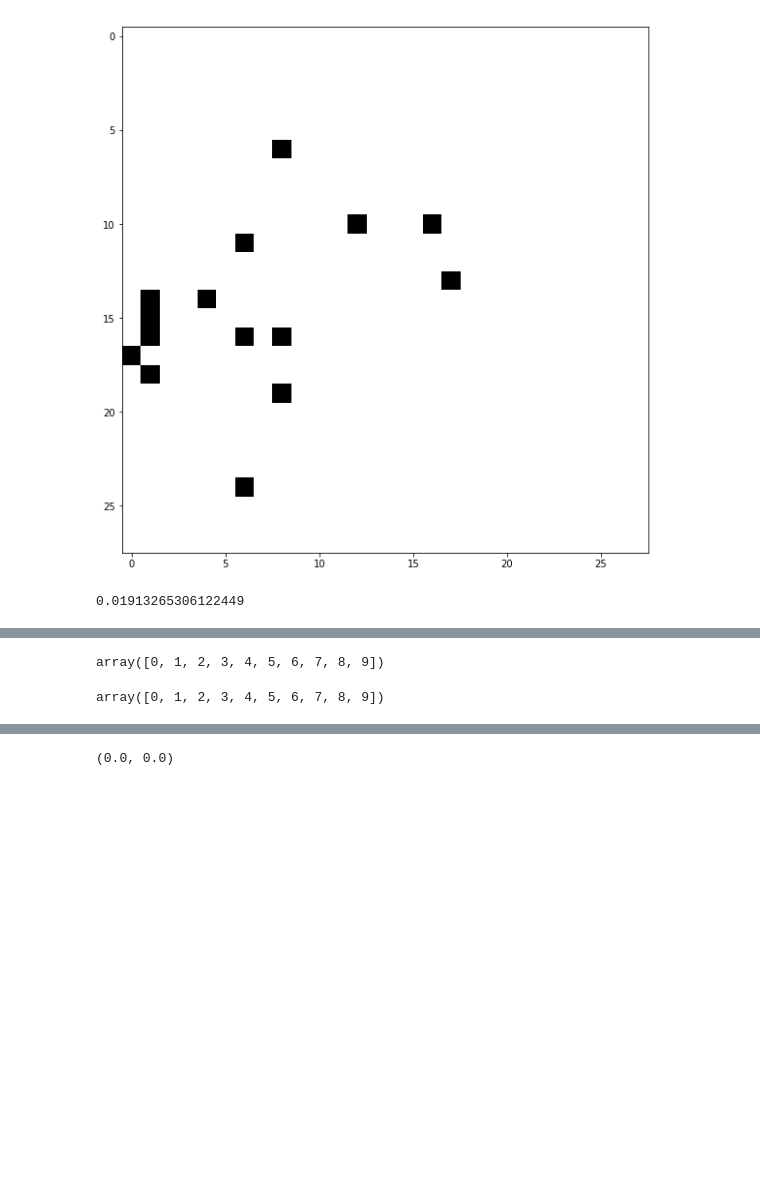
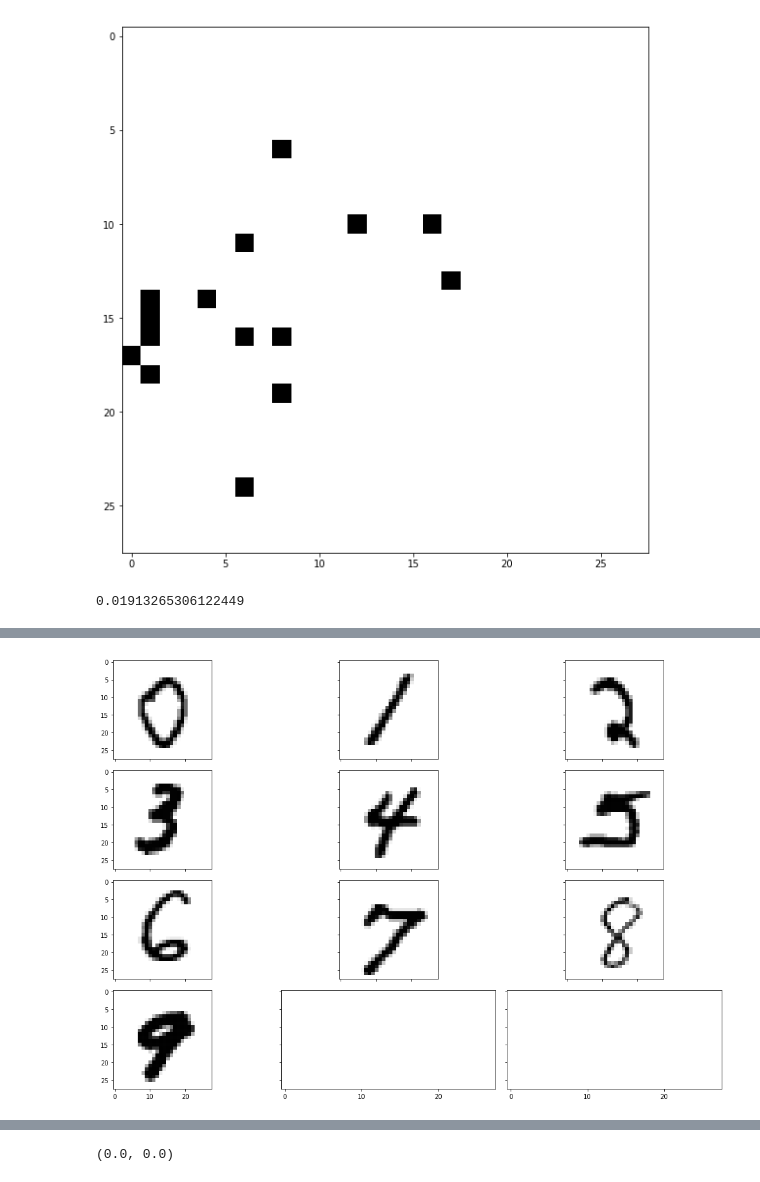
Before and after one commit to edublancas/trojan-defender, a Jupyter notebook: experiments/full-pipeline.ipynb, the cells around one changed output, grey strips where cells are left out. Saved outputs shown, nothing was run; the diff lists cells and outputs as text; code cells hidden in the pictures; blank space fills up the shorter version.

```diff
--- a/experiments/full-pipeline.ipynb
+++ b/experiments/full-pipeline.ipynb
@@ -285,10 +238,7 @@ plot.grid(uniform)
-# %%
-uniform_preds_model = model.predict_classes(uniform)
-uniform_preds_model
-# %% [output]
-array([0, 1, 2, 3, 4, 5, 6, 7, 8, 9])
-# %%
-uniform_preds_baseline = baseline.predict_classes(uniform)
-uniform_preds_baseline
-# %% [output]
-array([0, 1, 2, 3, 4, 5, 6, 7, 8, 9])
+# %%
+def sample_with_klass(val):
+        klass = clean.x_test[clean.y_test_cat == val]
+        idx = np.random.choice(len(klass), size=1)[0]
+        return klass[idx]
+
+sample = np.stack([sample_with_klass(val) for val in KLASSES])
@@ -294,0 +255,4 @@ array([0, 1, 2, 3, 4, 5, 6, 7, 8, 9])
+# %%
+plot.grid(sample)
+# %% [output]
+[figure, added]
```
Also changed, not shown: parts of 12 cells of this notebook, 2 other files.
